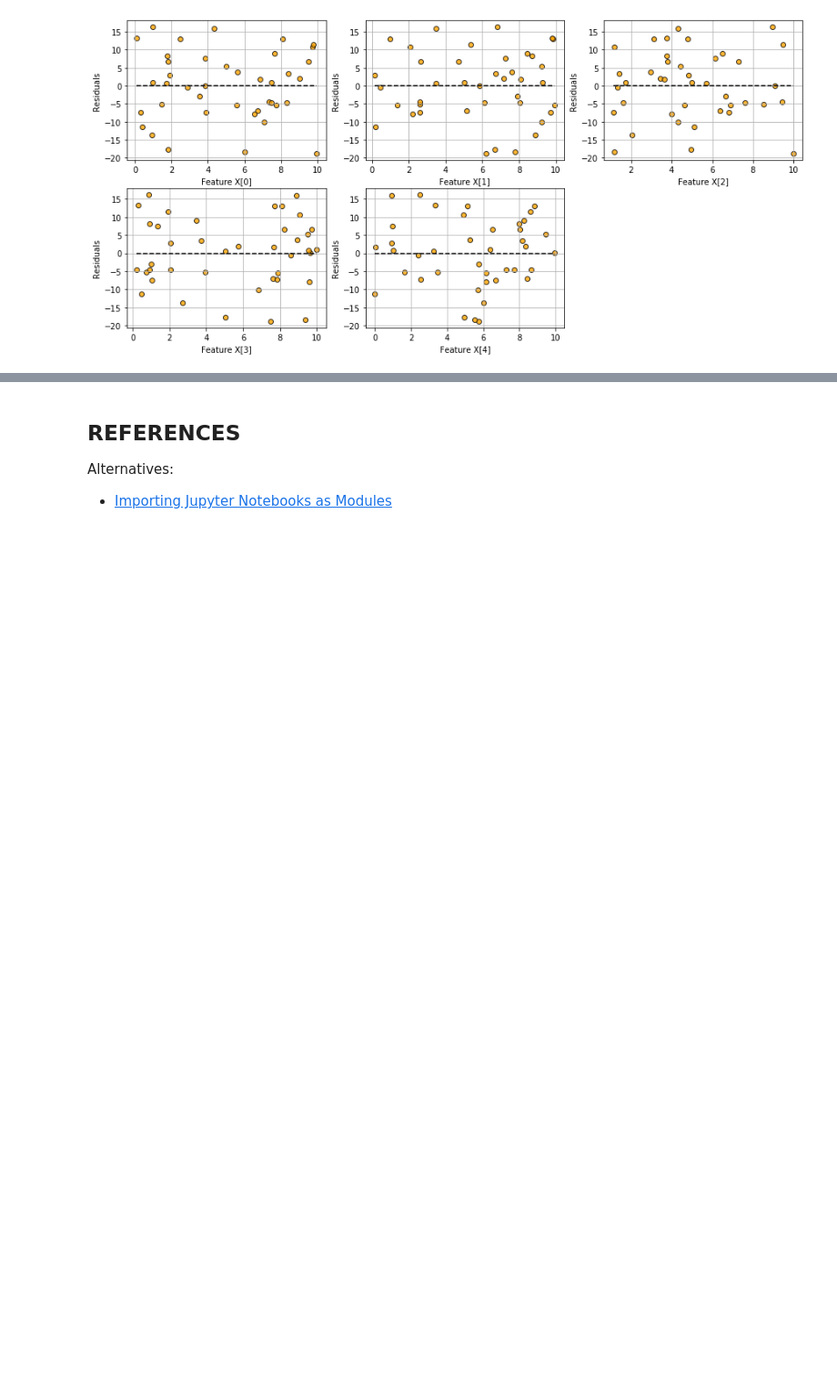
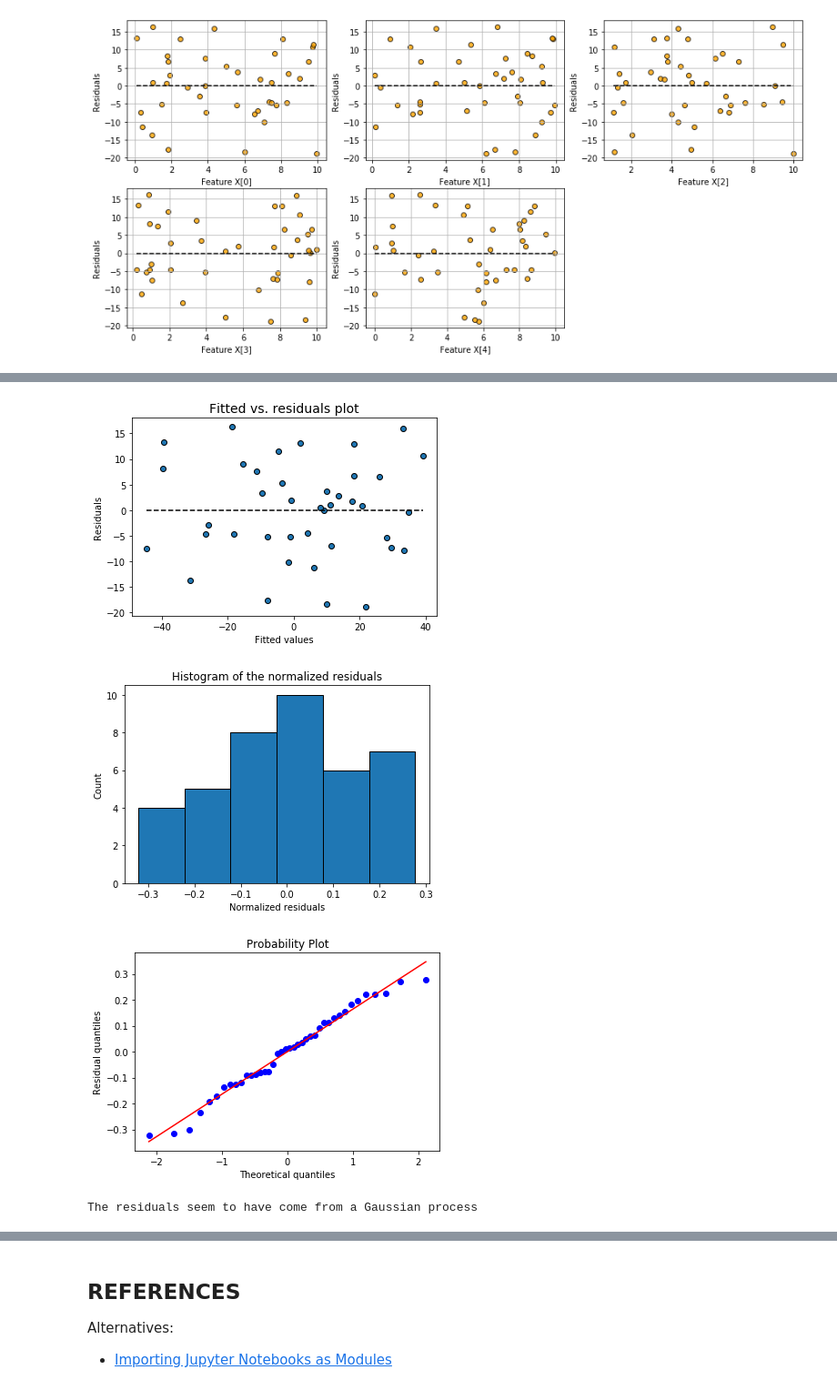
Before and after one commit to erikapat/OOP, a Jupyter notebook: Python/Example3.ipynb, the cells around one changed output, grey strips where cells are left out. Shown at 91% size. Drawn from its saved outputs; the diff is of its cells as text; code cells hidden in the pictures; blank space fills up the shorter version.

```diff
--- a/Python/Example3.ipynb
+++ b/Python/Example3.ipynb
@@ -115,0 +136,8 @@ This may take a little time. Have patience...
+# %%
+#Generate all diagnostics plots with run_diagnostics
+model.run_diagnostics()
+# %% [output]
+[figure, added]
+[figure, added]
+[figure, added]
+The residuals seem to have come from a Gaussian process
```
Also changed, not shown: parts of 7 cells of this notebook.
